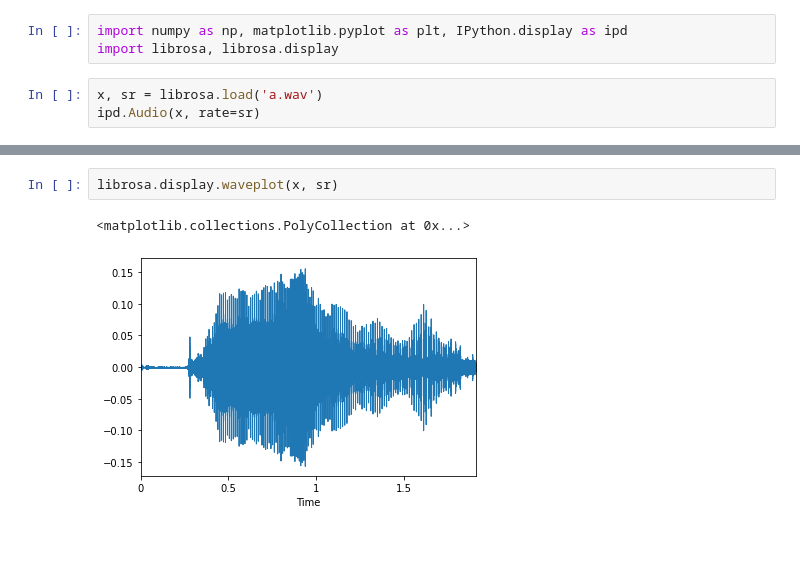
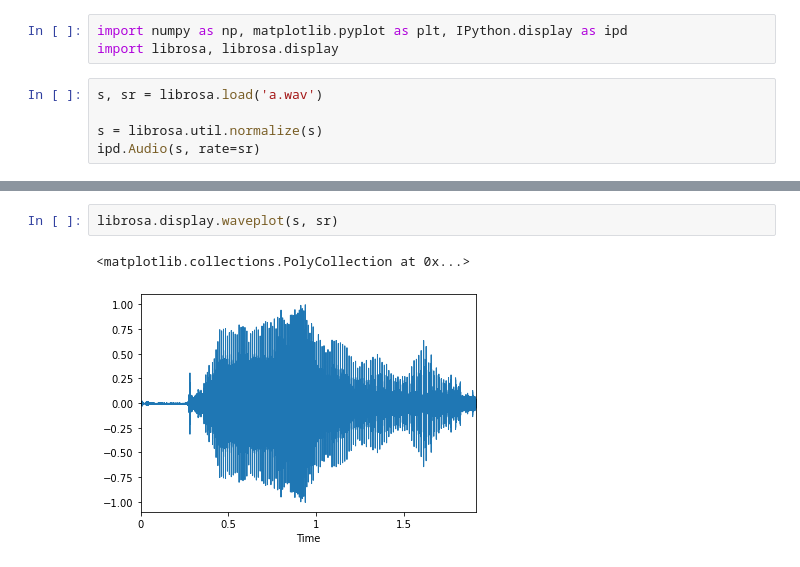
Before and after one commit to hsnam95/class2021Fall, a Jupyter notebook: sound_librosa.ipynb, the cells around one changed output, grey strips where cells are left out. Cells and saved outputs as stored; diff of their text form.

```diff
--- a/sound_librosa.ipynb
+++ b/sound_librosa.ipynb
@@ -4,12 +4,14 @@
 import numpy as np, matplotlib.pyplot as plt, IPython.display as ipd
 import librosa, librosa.display
 # %%
-x, sr = librosa.load('a.wav')
-ipd.Audio(x, rate=sr)
+s, sr = librosa.load('a.wav')
+
+s = librosa.util.normalize(s)
+ipd.Audio(s, rate=sr)
 # %% [output]
 [interactive output not drawn]
 # %%
-librosa.display.waveplot(x, sr)
+librosa.display.waveplot(s, sr)
 # %% [output]
 <matplotlib.collections.PolyCollection at 0x...>
-[figure, old version]
+[figure, new version]
```
Also changed, not shown: parts of 3 cells of this notebook.
